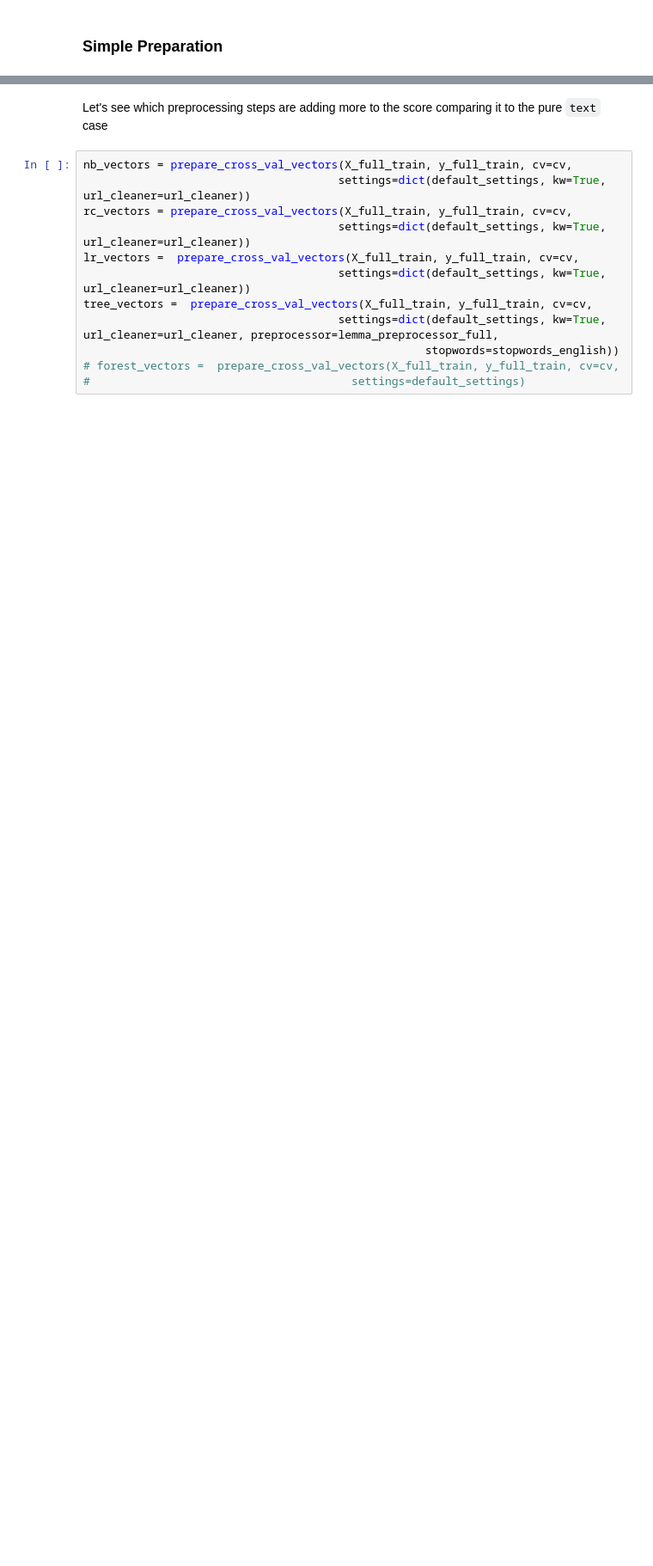
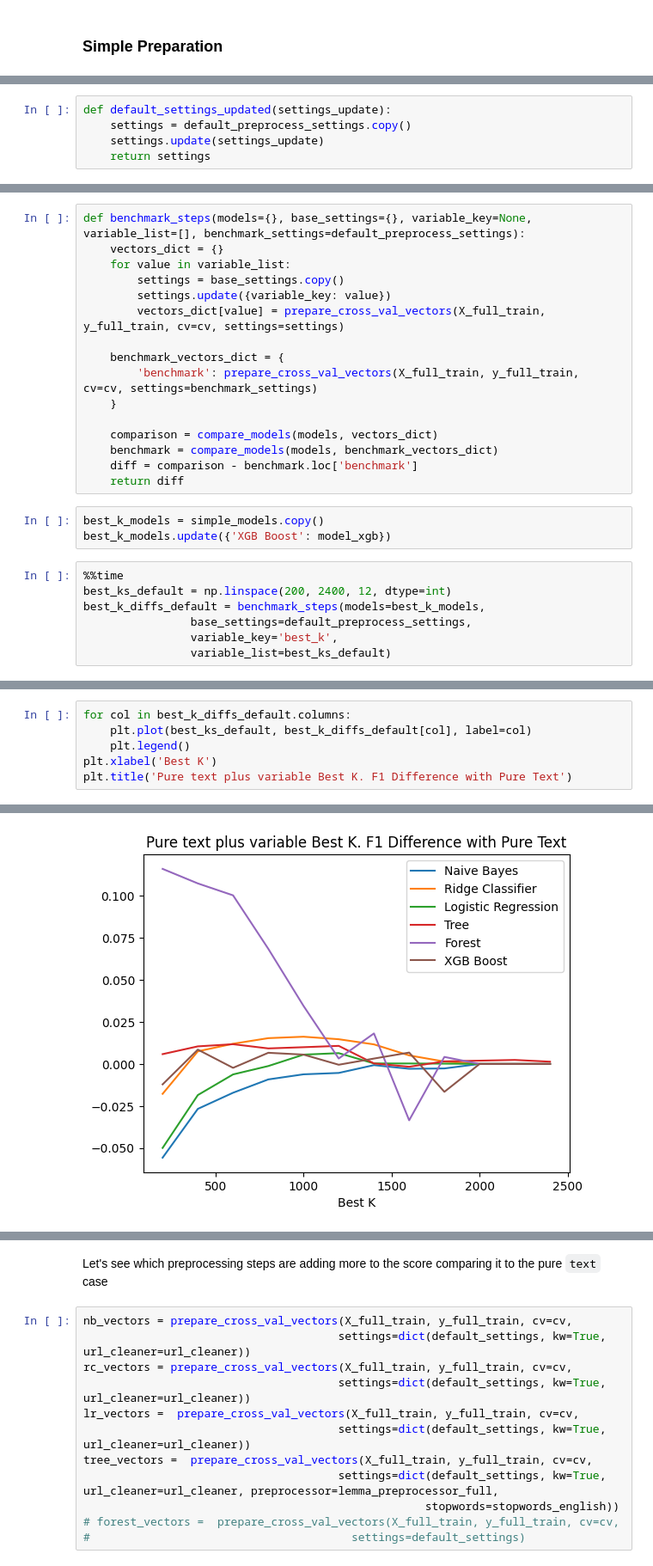
Before and after one commit to illyge/ml-zoomcamp-midterm-project, a Jupyter notebook: twitter_disasters.ipynb, the cells around one changed output, grey strips where cells are left out. Shown at 86% size. Saved outputs shown, nothing was run; the diff lists cells and outputs as text; blank space fills up the shorter version.

```diff
--- a/twitter_disasters.ipynb
+++ b/twitter_disasters.ipynb
@@ -853,0 +742,5 @@ simple_diffs
+# %%
+def default_settings_updated(settings_update):
+    settings = default_preprocess_settings.copy()
+    settings.update(settings_update)
+    return settings
@@ -853,0 +792,26 @@ simple_diffs
+# %%
+def benchmark_steps(models={}, base_settings={}, variable_key=None, variable_list=[], benchmark_settings=default_preprocess_settings):
+    vectors_dict = {}
+    for value in variable_list:
+        settings = base_settings.copy()
+        settings.update({variable_key: value})
+        vectors_dict[value] = prepare_cross_val_vectors(X_full_train, y_full_train, cv=cv, settings=settings)
+
+    benchmark_vectors_dict = {
+        'benchmark': prepare_cross_val_vectors(X_full_train, y_full_train, cv=cv, settings=benchmark_settings)
+    }
+
+    comparison = compare_models(models, vectors_dict)
+    benchmark = compare_models(models, benchmark_vectors_dict)
+    diff = comparison - benchmark.loc['benchmark']
+    return diff
+# %%
+best_k_models = simple_models.copy()
+best_k_models.update({'XGB Boost': model_xgb})
+# %%
+%%time
+best_ks_default = np.linspace(200, 2400, 12, dtype=int)
+best_k_diffs_default = benchmark_steps(models=best_k_models,
+                base_settings=default_preprocess_settings,
+                variable_key='best_k',
+                variable_list=best_ks_default)
@@ -853,0 +821,7 @@ simple_diffs
+# %%
+for col in best_k_diffs_default.columns:
+    plt.plot(best_ks_default, best_k_diffs_default[col], label=col)
+    plt.legend()
+plt.xlabel('Best K')
+plt.title('Pure text plus variable Best K. F1 Difference with Pure Text')
+# %% [output]
@@ -853,0 +829 @@ simple_diffs
+[figure, added]
```
Also changed, not shown: parts of 35 cells of this notebook.
